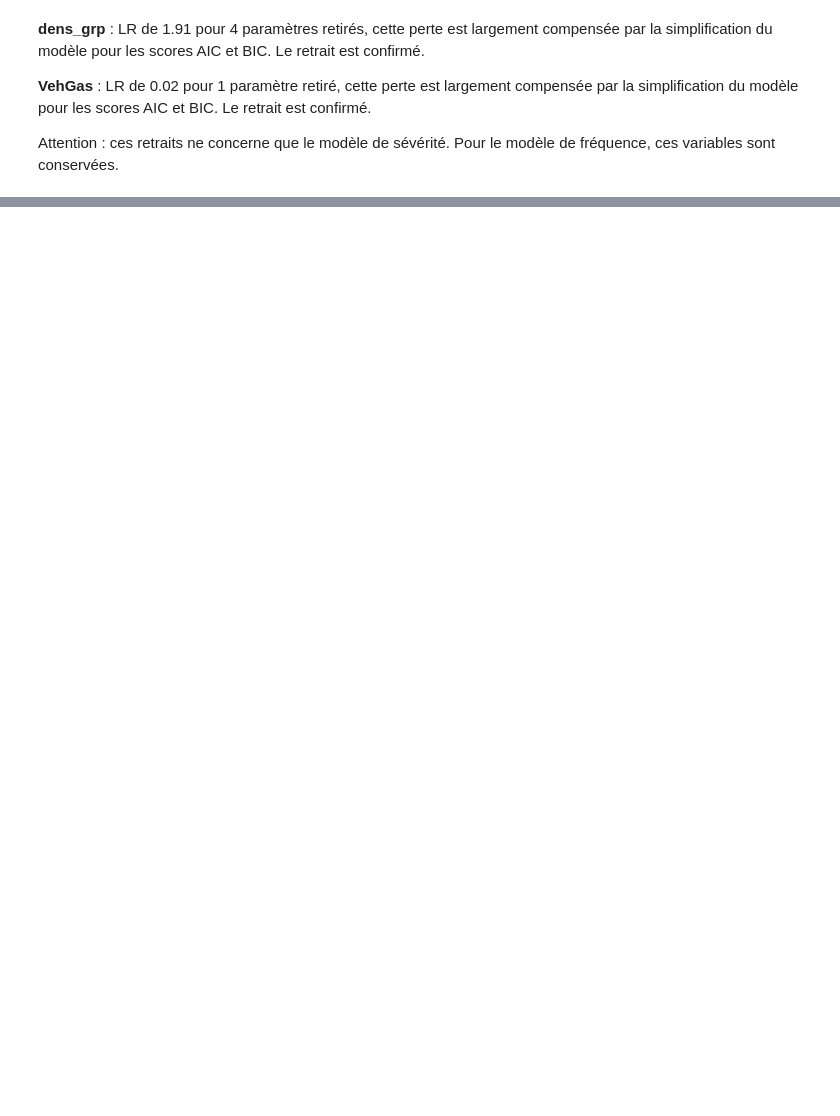
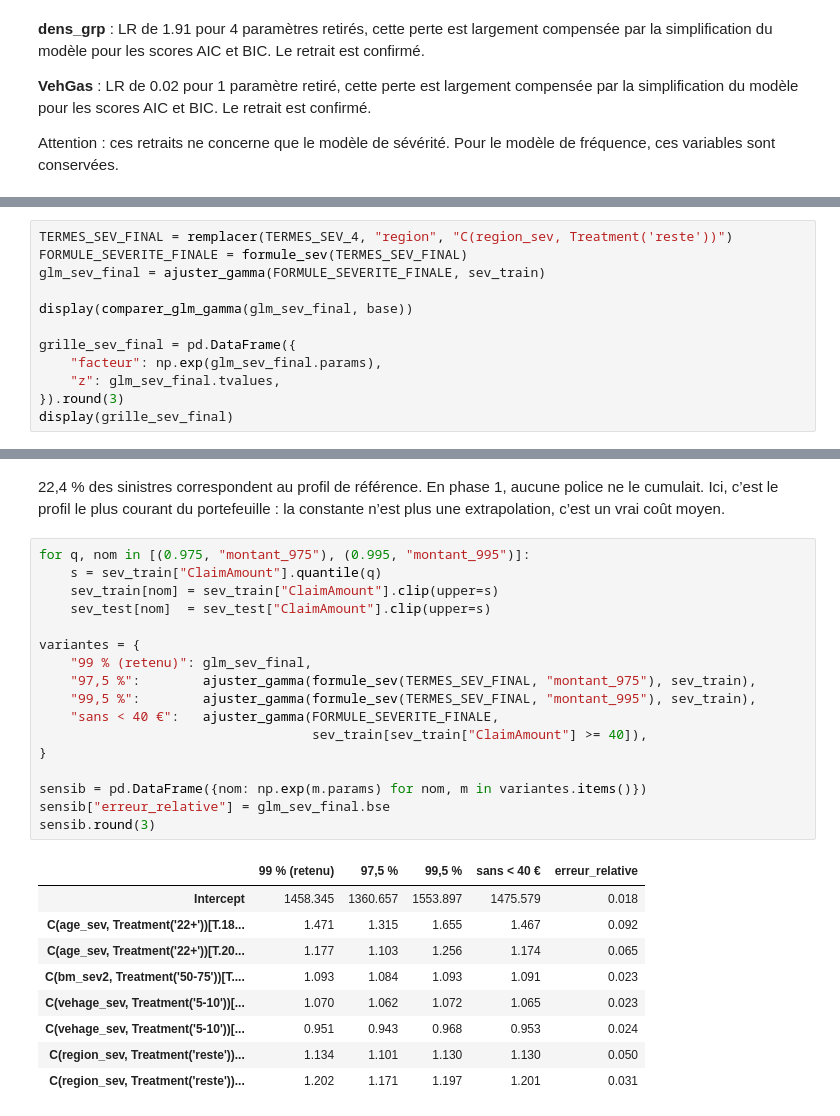
Before and after one commit to Charlesptrd/pricing-glm-vs-ml, a Jupyter notebook: notebooks/03_glm_severite.ipynb, the cells around one changed output, grey strips where cells are left out. Saved outputs shown, nothing was run; the diff lists cells and outputs as text; blank space fills up the shorter version.

```diff
--- a/notebooks/03_glm_severite.ipynb
+++ b/notebooks/03_glm_severite.ipynb
@@ -449,0 +557,12 @@ pd.DataFrame({
+# %%
+TERMES_SEV_FINAL = remplacer(TERMES_SEV_4, "region", "C(region_sev, Treatment('reste'))")
+FORMULE_SEVERITE_FINALE = formule_sev(TERMES_SEV_FINAL)
+glm_sev_final = ajuster_gamma(FORMULE_SEVERITE_FINALE, sev_train)
+
+display(comparer_glm_gamma(glm_sev_final, base))
+
+grille_sev_final = pd.DataFrame({
+    "facteur": np.exp(glm_sev_final.params),
+    "z": glm_sev_final.tvalues,
+}).round(3)
+display(grille_sev_final)
@@ -449,0 +597,29 @@ pd.DataFrame({
+# %% [markdown]
+22,4 % des sinistres correspondent au profil de référence. En phase 1, aucune police ne le cumulait. Ici, c’est le profil le plus courant du portefeuille : la constante n’est plus une extrapolation, c’est un vrai coût moyen.
+# %%
+for q, nom in [(0.975, "montant_975"), (0.995, "montant_995")]:
+    s = sev_train["ClaimAmount"].quantile(q)
+    sev_train[nom] = sev_train["ClaimAmount"].clip(upper=s)
+    sev_test[nom]  = sev_test["ClaimAmount"].clip(upper=s)
+
+variantes = {
+    "99 % (retenu)": glm_sev_final,
+    "97,5 %":        ajuster_gamma(formule_sev(TERMES_SEV_FINAL, "montant_975"), sev_train),
+    "99,5 %":        ajuster_gamma(formule_sev(TERMES_SEV_FINAL, "montant_995"), sev_train),
+    "sans < 40 €":   ajuster_gamma(FORMULE_SEVERITE_FINALE,
+                                   sev_train[sev_train["ClaimAmount"] >= 40]),
+}
+
+sensib = pd.DataFrame({nom: np.exp(m.params) for nom, m in variantes.items()})
+sensib["erreur_relative"] = glm_sev_final.bse
+sensib.round(3)
+# %% [output]
+|  | 99 % (retenu) | 97,5 % | 99,5 % | sans < 40 € | erreur_relative |
+| Intercept | 1458.345 | 1360.657 | 1553.897 | 1475.579 | 0.018 |
+| C(age_sev, Treatment('22+'))[T.18... | 1.471 | 1.315 | 1.655 | 1.467 | 0.092 |
+| C(age_sev, Treatment('22+'))[T.20... | 1.177 | 1.103 | 1.256 | 1.174 | 0.065 |
+| C(bm_sev2, Treatment('50-75'))[T.... | 1.093 | 1.084 | 1.093 | 1.091 | 0.023 |
+| C(vehage_sev, Treatment('5-10'))[... | 1.070 | 1.062 | 1.072 | 1.065 | 0.023 |
+| C(vehage_sev, Treatment('5-10'))[... | 0.951 | 0.943 | 0.968 | 0.953 | 0.024 |
+| C(region_sev, Treatment('reste'))... | 1.134 | 1.101 | 1.130 | 1.130 | 0.050 |
+| C(region_sev, Treatment('reste'))... | 1.202 | 1.171 | 1.197 | 1.201 | 0.031 |
```
Also changed, not shown: parts of 16 cells of this notebook, 1 other file.
